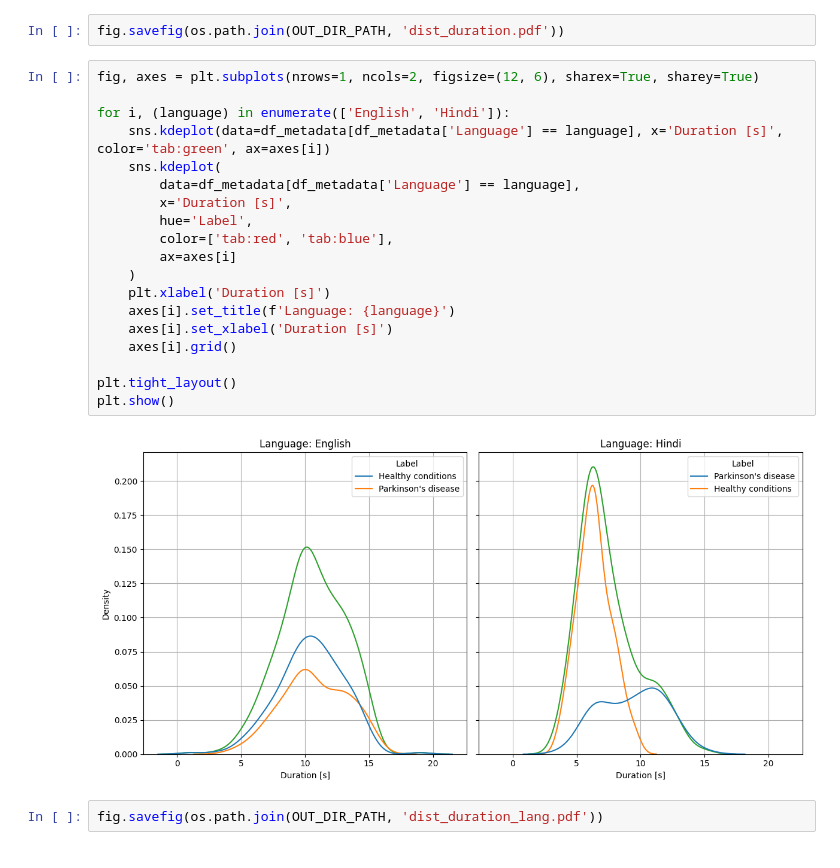
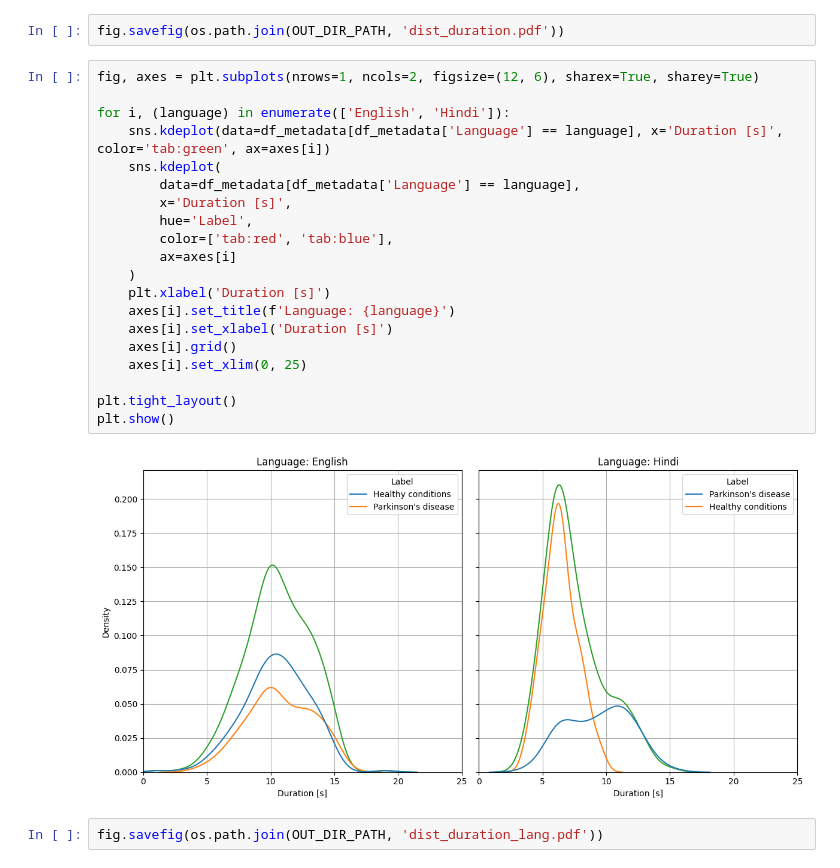
Before and after one commit to vincenzo-scotti/voice_analysis_parkinson, a Jupyter notebook: notebooks/main.ipynb, the cells around one changed output. Cells and saved outputs as stored; diff of their text form.

```diff
--- a/notebooks/main.ipynb
+++ b/notebooks/main.ipynb
@@ -191,24 +192,25 @@ fig.savefig(os.path.join(OUT_DIR_PATH, 'dist_duration.pdf'))
 # %%
 fig, axes = plt.subplots(nrows=1, ncols=2, figsize=(12, 6), sharex=True, sharey=True)
 
 for i, (language) in enumerate(['English', 'Hindi']):
     sns.kdeplot(data=df_metadata[df_metadata['Language'] == language], x='Duration [s]', color='tab:green', ax=axes[i])
     sns.kdeplot(
         data=df_metadata[df_metadata['Language'] == language],
         x='Duration [s]',
         hue='Label',
         color=['tab:red', 'tab:blue'],
         ax=axes[i]
     )
     plt.xlabel('Duration [s]')
     axes[i].set_title(f'Language: {language}')
     axes[i].set_xlabel('Duration [s]')
     axes[i].grid()
+    axes[i].set_xlim(0, 25)
 
 plt.tight_layout()
 plt.show()
 # %% [output]
-[figure, old version]
+[figure, new version]
 # %%
 fig.savefig(os.path.join(OUT_DIR_PATH, 'dist_duration_lang.pdf'))
 # %%
```
Also changed, not shown: parts of 9 cells of this notebook.
